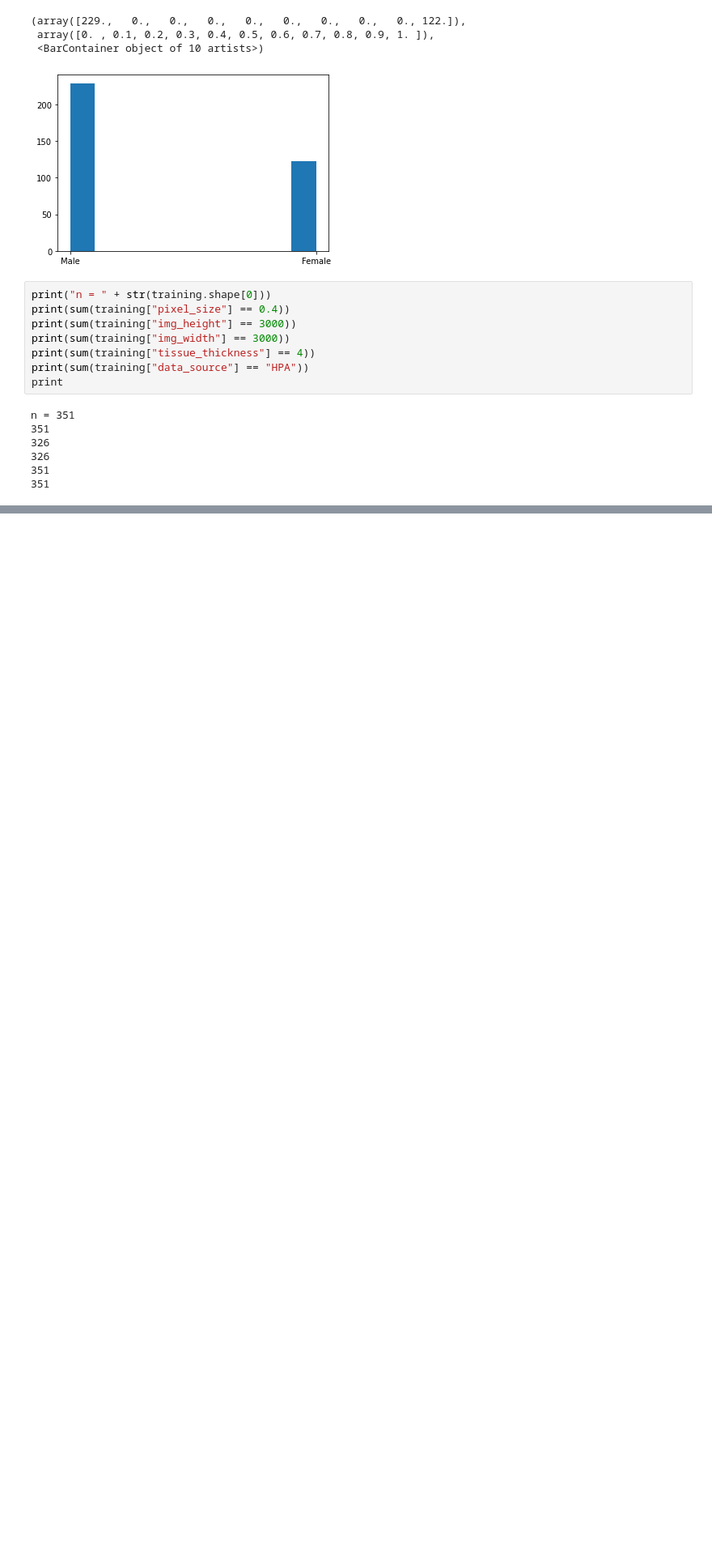
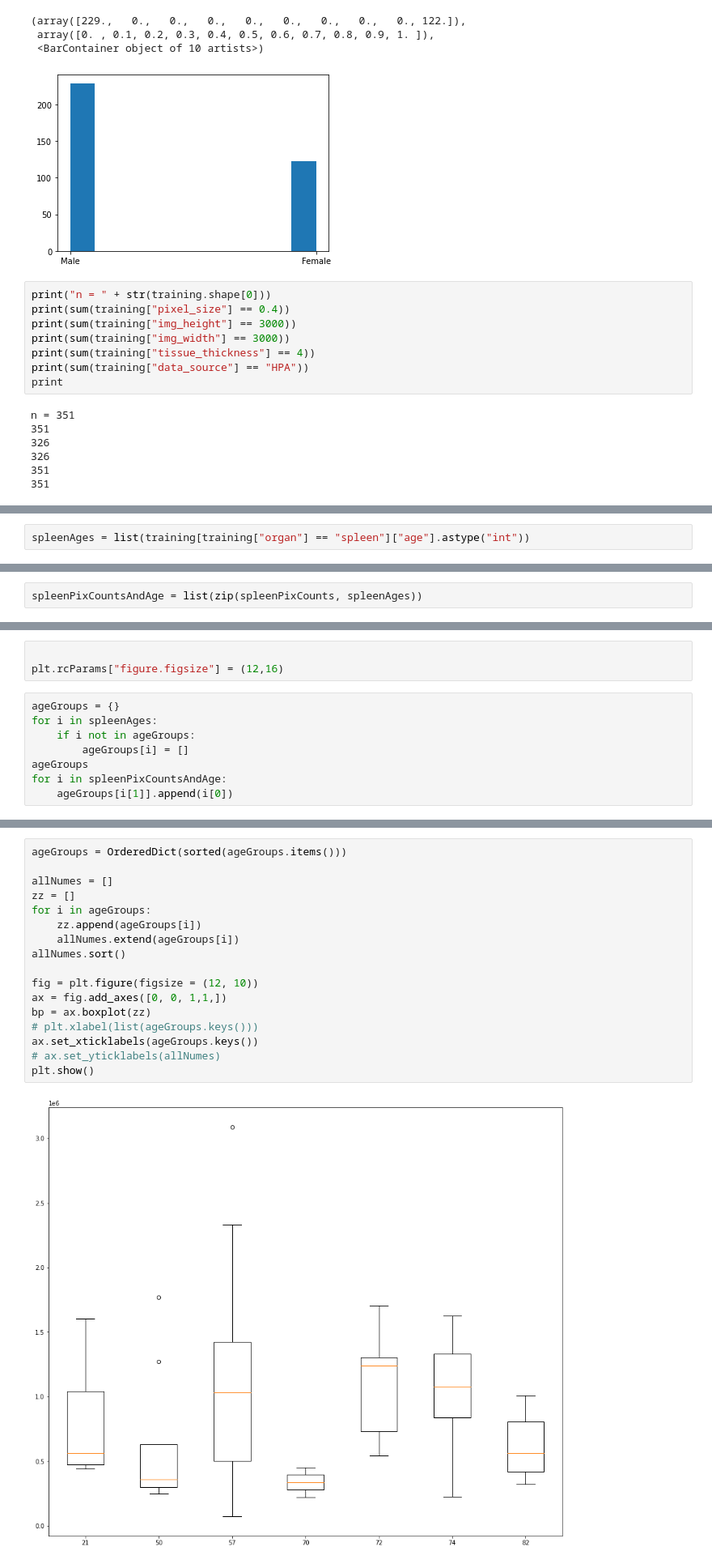
Before and after one commit to MikeyHV/KaggleHackTheHuman_2022, a Jupyter notebook: ipynbs/actualDataExploration.ipynb, the cells around one changed output, grey strips where cells are left out. Shown at 81% size. Cells and saved outputs as stored; diff of their text form; blank space fills up the shorter version.

```diff
--- a/ipynbs/actualDataExploration.ipynb
+++ b/ipynbs/actualDataExploration.ipynb
@@ -158,0 +214,2 @@ n = 351
+# %%
+spleenAges = list(training[training["organ"] == "spleen"]["age"].astype("int"))
@@ -158,0 +236,2 @@ n = 351
+# %%
+spleenPixCountsAndAge = list(zip(spleenPixCounts, spleenAges))
@@ -158,0 +245,11 @@ n = 351
+# %%
+
+plt.rcParams["figure.figsize"] = (12,16)
+# %%
+ageGroups = {}
+for i in spleenAges:
+    if i not in ageGroups:
+        ageGroups[i] = []
+ageGroups
+for i in spleenPixCountsAndAge:
+    ageGroups[i[1]].append(i[0])
@@ -158,0 +318,19 @@ n = 351
+# %%
+ageGroups = OrderedDict(sorted(ageGroups.items()))
+
+allNumes = []
+zz = []
+for i in ageGroups:
+    zz.append(ageGroups[i])
+    allNumes.extend(ageGroups[i])
+allNumes.sort()
+
+fig = plt.figure(figsize = (12, 10))
+ax = fig.add_axes([0, 0, 1,1,])
+bp = ax.boxplot(zz)
+# plt.xlabel(list(ageGroups.keys()))
+ax.set_xticklabels(ageGroups.keys())
+# ax.set_yticklabels(allNumes)
+plt.show()
+# %% [output]
+[figure, added]
```
Also changed, not shown: parts of 17 cells of this notebook.
